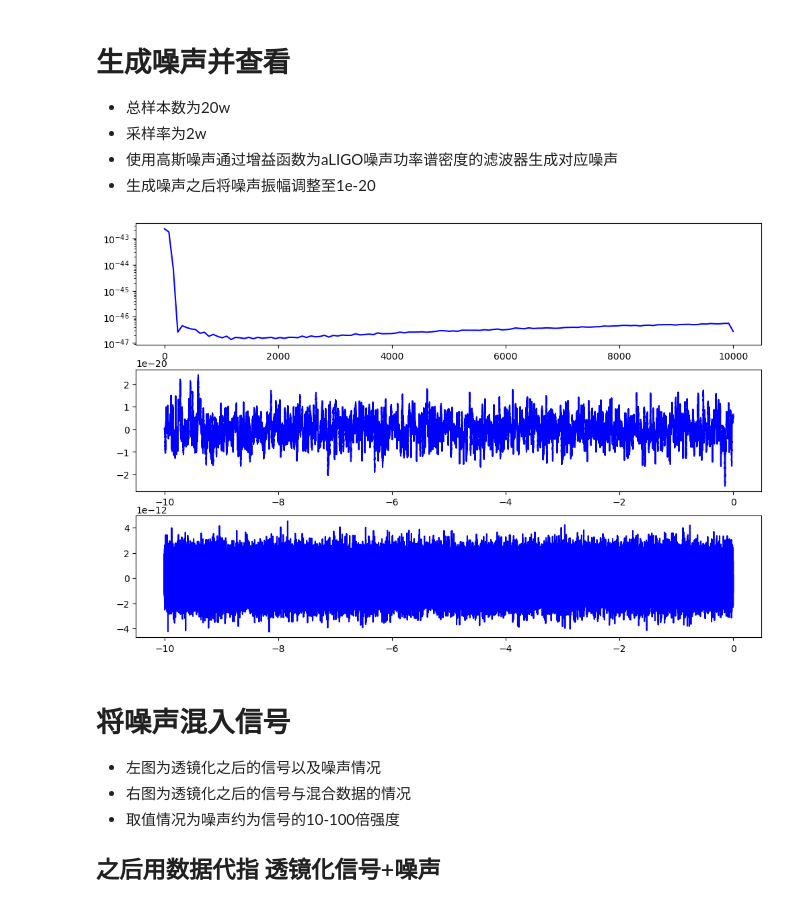
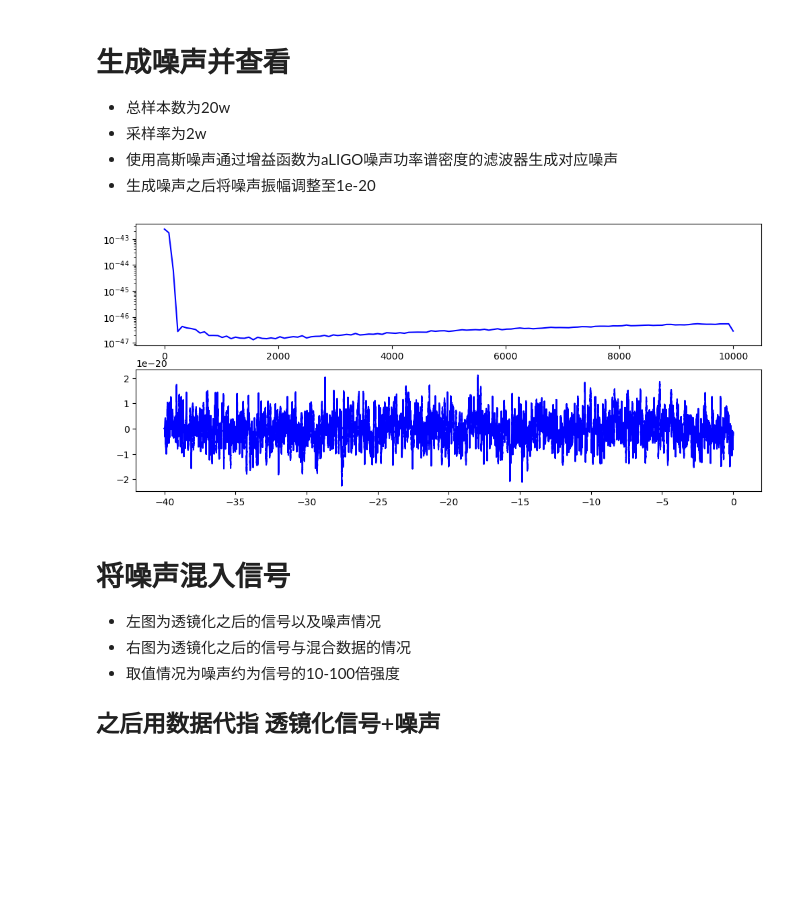
Before and after one commit to WeiQYU/PSO_change, a Jupyter notebook: PSO_change/generate_ligo/generate_signal_noise_data.ipynb, the cells around one changed output. Drawn from its saved outputs; the diff is of its cells as text; code cells hidden in the pictures; blank space fills up the shorter version.

```diff
--- a/PSO_change/generate_ligo/generate_signal_noise_data.ipynb
+++ b/PSO_change/generate_ligo/generate_signal_noise_data.ipynb
@@ -68,11 +68,10 @@ M = (M1 + M2)
 v = M1 * M2 / M ** 2 # 质量比
 M_c = v ** (3 / 5) * M  # 啁啾质量
 r = 1e8 * pc # 引力波源到观测者的距离  100Mpc
-t_c = 0.05 # 合并时间
+t_c = 0.7298 # 合并时间
 phi_c = -1/2 * np.pi # 合并时刻的相位
-t = np.linspace(-10,0,200000)
+t = np.linspace(-40,0,200000)
 
-print(r)
 # 定义引力波信号函数
 def generate_h_t(t,M_c,r,phi_c):
     theta_t= c**3 *(t_c - t) / (5 * G * M_c)
@@ -80,10 +79,12 @@ def generate_h_t(t,M_c,r,phi_c):
     return h
 # 生成信号
 h = generate_h_t(t,M_c,r,phi_c)
+h = h[:-1]
+t = t[:-1]
 # 去掉信号inf的情况
-h[-1] = h[-2] * 0.99
 # 将信号转换到频域
 h_f = np.fft.rfft(h)
+
 # 生成频率
 freqs = np.fft.rfftfreq(len(h),t[1] - t[0])
 
@@ -95,10 +96,10 @@ freqs = np.fft.rfftfreq(len(h),t[1] - t[0])
 # zl = 0.5 # 红移
 # Mlz = 4*np.pi**2 * v **4 *(1 + zl) * Dl * Dls / Ds
 # print(Mlz / M_sun)
-Mlz = 100 * M_sun
+Mlz = 1e6 * M_sun
 
 omega = 2 * np.pi * freqs
-w = 4 *Mlz * omega
+w = G * 4 *Mlz * omega / c**3
 y = 0.1
 
 # 定义光学极限的透镜化
@@ -113,6 +114,7 @@ F_geo = generate_f_geo(w,y)
 lens_f = h_f * F_geo
 # 逆傅里叶变换将频域信号转换为时域信号
 h_lens = np.fft.irfft(lens_f)
+
 # 画图
 plt.figure(figsize=(20,6))
 plt.subplot(1,2,1)
@@ -120,7 +122,7 @@ plt.plot(t,h.real,label = 'signal')
 plt.xlabel('Time(s)')
 plt.ylabel('Amplification')
 plt.title('signal')
-
+t = t[:-1]
 plt.subplot(1,2,2)
 plt.plot(t,h_lens.real,label = 'lensed signal')
 plt.xlabel('Time(s)')
@@ -129,4 +131,14 @@ plt.title('lensed signal')
 
 
 plt.show()
+
+
+plt.figure(figsize=(20,6))
+plt.plot(freqs,np.abs(lens_f),'red',label = 'lensed freqs')
+plt.plot(freqs,np.abs(h_f),'blue',label = 'siganl freqs')
+plt.xlim(0,250)
+plt.legend()
+
+plt.show()
+print(Mlz)
 # %% [output]
@@ -163,40 +176,35 @@ samples = 20000
 timeVec = t
 # initial_noise = np.random.randn(nsamples)  * 1e-12
 initial_noise = np.random.normal(0,1,nsamples) * 1e-12
 filter_order = 300
 output_noise = generate_target_psd_noise(filter_order,samples,psd,initial_noise,posfreqs)
 
 # output_noise = output_noise * 1e-12
 # output_noise = output_noise[:len(h_lens)]
 
 output_noise = output_noise[:len(timeVec)]
 f,pxx = welch(output_noise,fs = samples,window = "hamming",nperseg=256,noverlap=None,nfft=None,detrend = False)
 
 fig = plt.figure(figsize = (12,8))
 plt.subplot(3,1,1)
 plt.plot(f,pxx,'b')
 plt.yscale('log')
 
 plt.subplot(3,1,2)
 plt.plot(timeVec,output_noise,'b')
 
 
-plt.subplot(3,1,3)
-plt.plot(timeVec,initial_noise,'b')
-plt.show()
-
-
 # t,f,w = stft(output_noise,fs = samples,nperseg = 256,noverlap = 128,nfft = 256)
 # t_i,f_i,w_i = stft(initial_noise,fs = samples,nperseg = 256,noverlap = 128,nfft = 256)
 
 
 # fig = plt.figure(figsize = (12,8))
 # plt.subplot(2,1,1)
 # plt.pcolormesh(t,f,np.abs(w),shading = 'goauraud')
 # plt.pcolormesh(t_i,f_i,np.abs(w_i),shading = 'gouraud')
-savemat('noise.txt',{'noise': output_noise})
+savemat('noise.mat',{'noise': output_noise})
 # %% [output]
-[figure, old version]
+[figure, new version]
 # %% [markdown]
 # 将噪声混入信号
 - 左图为透镜化之后的信号以及噪声情况
```
Also changed, not shown: parts of 6 cells of this notebook, 10 other files.
